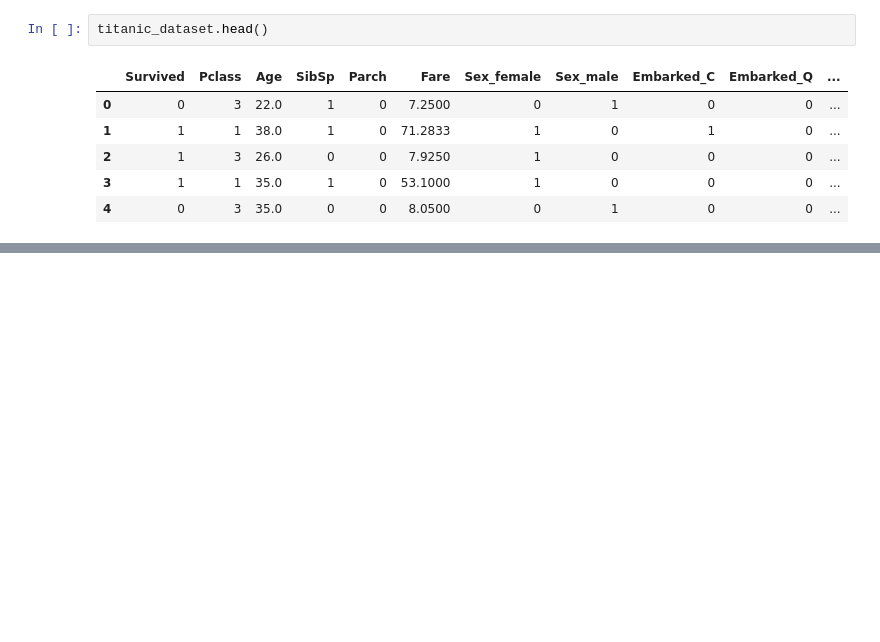
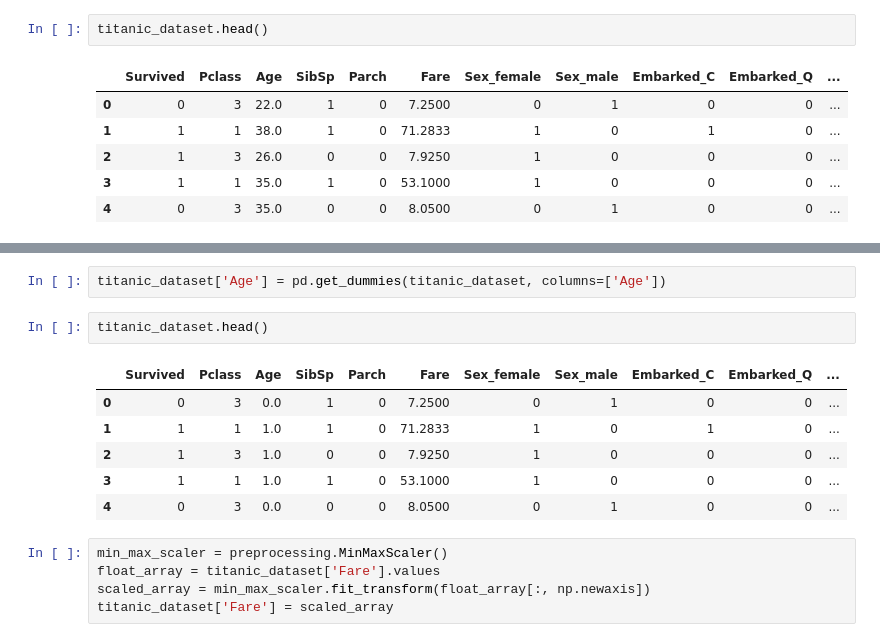
Before and after one commit to rene-michel/teste, a Jupyter notebook: René_Michel_de_Azevedo_Mota_Nunes_lab301.ipynb, the cells around one changed output, grey strips where cells are left out. Drawn from its saved outputs; the diff is of its cells as text; blank space fills up the shorter version.

```diff
--- a/René_Michel_de_Azevedo_Mota_Nunes_lab301.ipynb
+++ b/René_Michel_de_Azevedo_Mota_Nunes_lab301.ipynb
@@ -147,0 +159,16 @@ titanic_dataset.head()
+# %%
+titanic_dataset['Age'] = pd.get_dummies(titanic_dataset, columns=['Age'])
+# %%
+titanic_dataset.head()
+# %% [output]
+|  | Survived | Pclass | Age | SibSp | Parch | Fare | Sex_female | Sex_male | Embarked_C | Embarked_Q | ... |
+| 0 | 0 | 3 | 0.0 | 1 | 0 | 7.2500 | 0 | 1 | 0 | 0 | ... |
+| 1 | 1 | 1 | 1.0 | 1 | 0 | 71.2833 | 1 | 0 | 1 | 0 | ... |
+| 2 | 1 | 3 | 1.0 | 0 | 0 | 7.9250 | 1 | 0 | 0 | 0 | ... |
+| 3 | 1 | 1 | 1.0 | 1 | 0 | 53.1000 | 1 | 0 | 0 | 0 | ... |
+| 4 | 0 | 3 | 0.0 | 0 | 0 | 8.0500 | 0 | 1 | 0 | 0 | ... |
+# %%
+min_max_scaler = preprocessing.MinMaxScaler()
+float_array = titanic_dataset['Fare'].values
+scaled_array = min_max_scaler.fit_transform(float_array[:, np.newaxis])
+titanic_dataset['Fare'] = scaled_array
```
Also changed, not shown: parts of 3 cells of this notebook.
